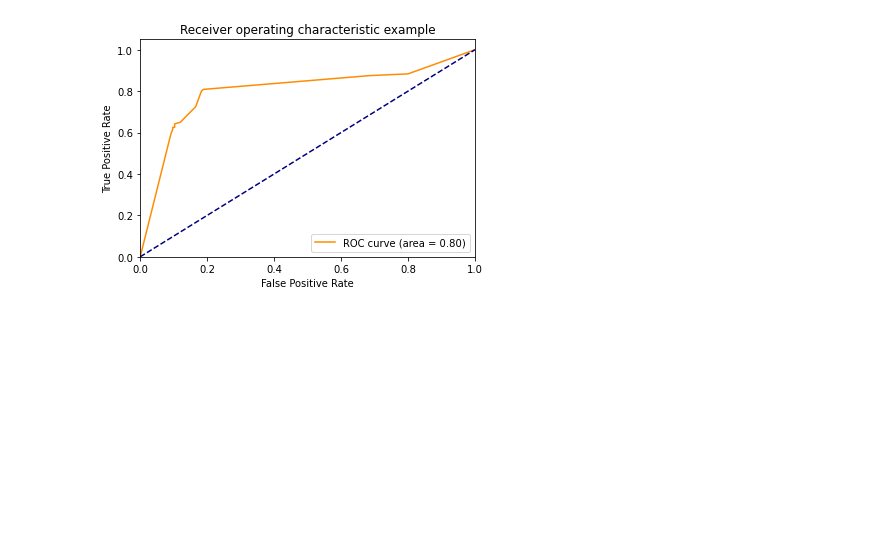
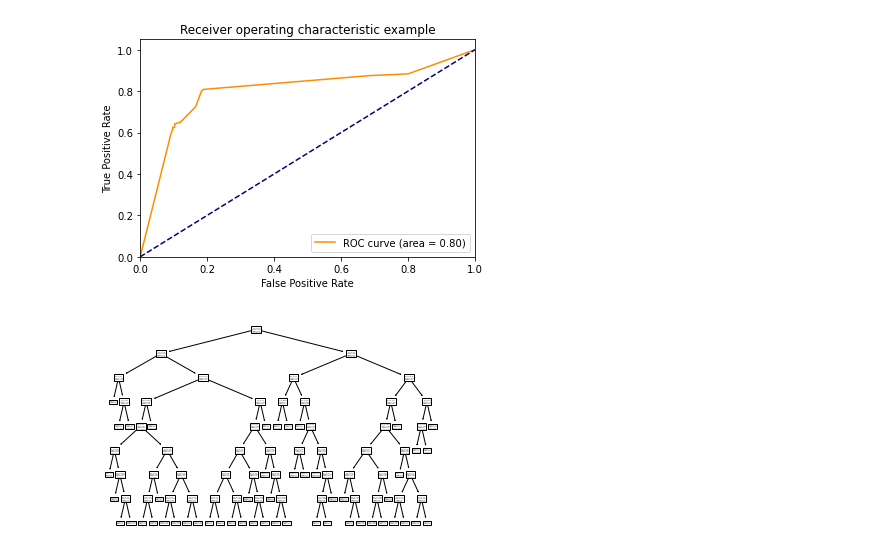
Before and after one commit to vasiljev-sr/MyJupyterNotebook, a Jupyter notebook: Stepik/Step 2/Исследование Титаника с помощью GridSearchCV .ipynb, the cells around one changed output. Drawn from its saved outputs; the diff is of its cells as text; code cells hidden in the pictures; blank space fills up the shorter version.

```diff
--- a/Stepik/Step 2/Исследование Титаника с помощью GridSearchCV .ipynb
+++ b/Stepik/Step 2/Исследование Титаника с помощью GridSearchCV .ipynb
@@ -88,3 +88,8 @@ plt.legend(loc="lower right")
 plt.show()
 # %% [output]
 [figure]
+# %%
+tree.plot_tree(best_slf)
+plt.show()
+# %% [output]
+[figure, added]
```
Also changed, not shown: 2 other files.
